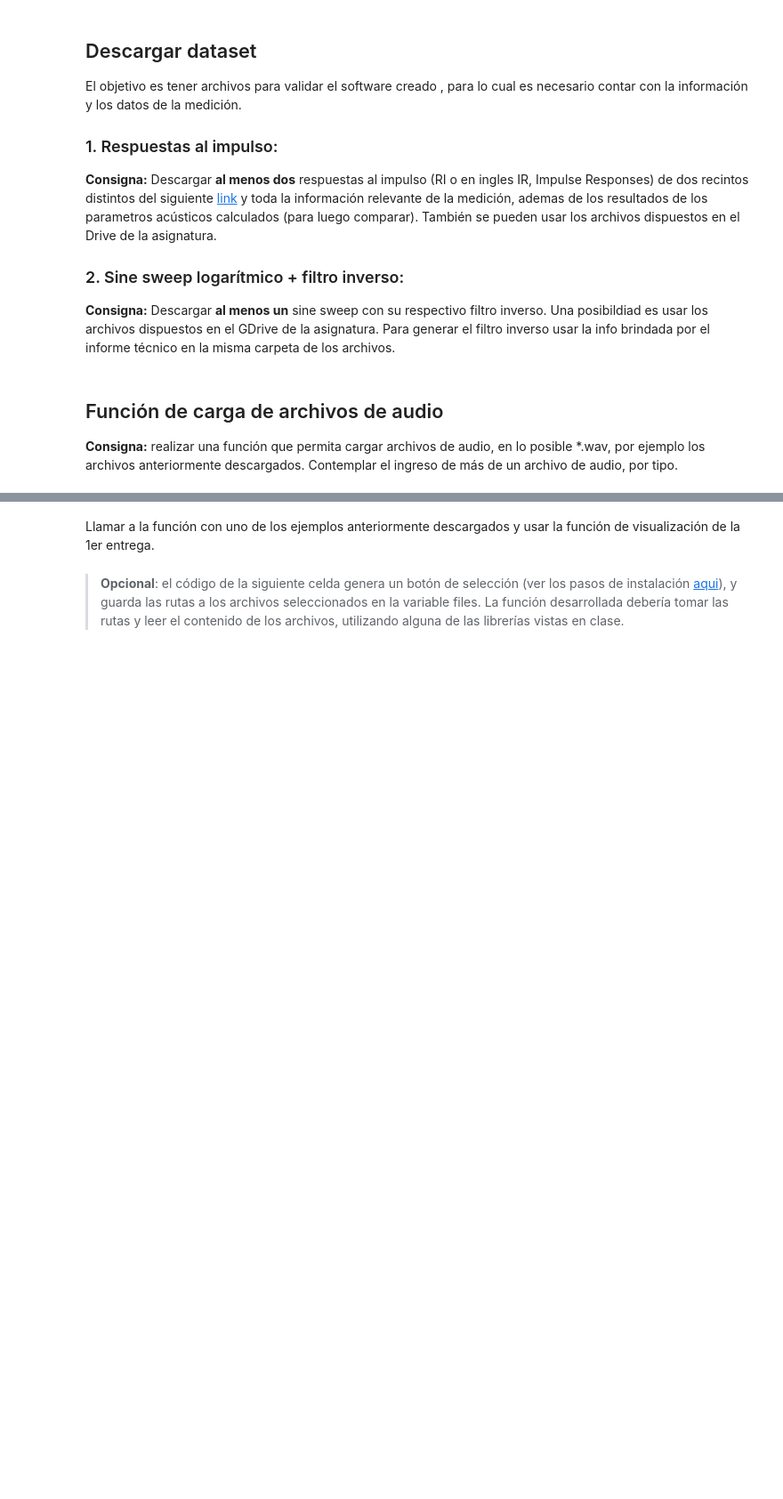
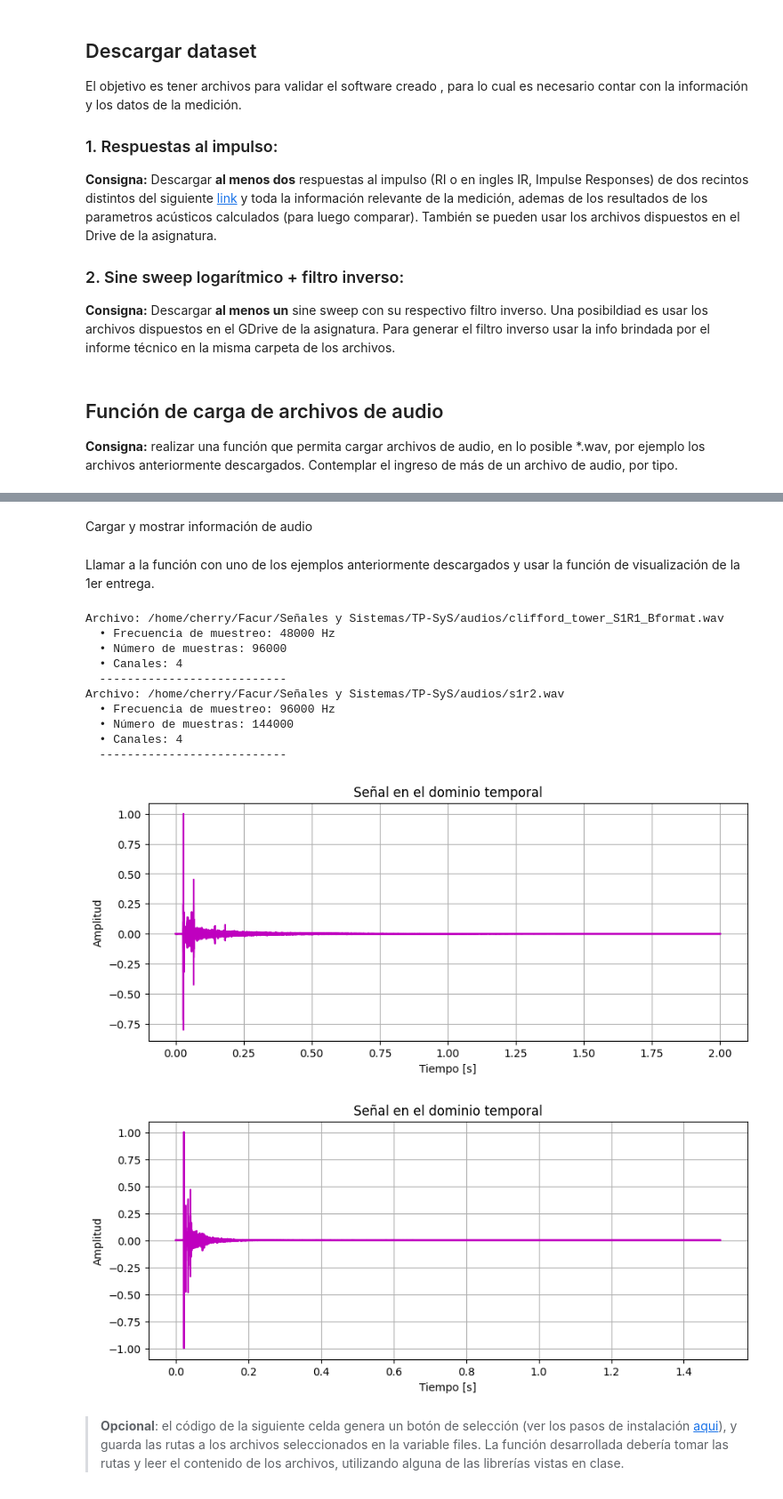
Before and after one commit to jeroscafati/TP-SyS, a Jupyter notebook: notebooks/segunda_entrega.ipynb, the cells around one changed output, grey strips where cells are left out. Shown at 89% size. Drawn from its saved outputs; the diff is of its cells as text; code cells hidden in the pictures; blank space fills up the shorter version.

Commit message:
audios IR

```diff
--- a/notebooks/segunda_entrega.ipynb
+++ b/notebooks/segunda_entrega.ipynb
@@ -46,2 +68,33 @@ El objetivo es tener archivos para validar el software creado , para lo cual es
+# %%
+files = []
+def select_files(b,files=files):
+    clear_output()
+    root = Tk()
+    root.withdraw() # Hide the main window.
+    root.call('wm', 'attributes', '.', '-topmost', True) # Raise the root to the top of all windows.
+    files.extend(filedialog.askopenfilenames()) # List of selected files will be set button's file attribute.
+    print(files) # Print the list of files selected.
+
+fileselect = Button(description="Seleccione el archivo")
+fileselect.on_click(select_files)
+
+display(fileselect)
+files
+# %% [markdown]
+Cargar y mostrar información de audio
+# %%
+def cargar_audio(rutas_audios):
+    audios = {}
+    for ruta in rutas_audios:
+        data, fs = sf.read(ruta)
+        audios[ruta] = (data, fs)
+    for ruta, (datos, fs) in audios.items():
+        print(f"Archivo: {ruta}")
+        print(f"  • Frecuencia de muestreo: {fs} Hz")
+        print(f"  • Número de muestras: {datos.shape[0]}")
+        if datos.ndim > 1:
+            print(f"  • Canales: {datos.shape[1]}")
+        print("  ---------------------------")
+    return audios
 # %% [markdown]
 Llamar a la función con uno de los ejemplos anteriormente descargados y usar la función de visualización de la 1er entrega.
@@ -50,3 +101,22 @@ Llamar a la función con uno de los ejemplos anteriormente descargados y usar la
+# %%
+audios = cargar_audio(files)
+
+for datos, fs in audios.values():
+    t = np.arange(datos.shape[0]) / fs
+    graficar_dominio_temporal(t,datos)
+# %% [output]
+Archivo: /home/cherry/Facur/Señales y Sistemas/TP-SyS/audios/clifford_tower_S1R1_Bformat.wav
+  • Frecuencia de muestreo: 48000 Hz
+  • Número de muestras: 96000
+  • Canales: 4
+  ---------------------------
+Archivo: /home/cherry/Facur/Señales y Sistemas/TP-SyS/audios/s1r2.wav
+  • Frecuencia de muestreo: 96000 Hz
+  • Número de muestras: 144000
+  • Canales: 4
+  ---------------------------
+[figure, added]
+[figure, added]
 # %% [markdown]
 > **Opcional**: el código de la siguiente celda genera un botón de selección (ver los pasos de instalación [aqui](https://ipywidgets.readthedocs.io/en/latest/user_install.html)), y guarda las rutas a los archivos seleccionados en la variable files. La función desarrollada debería tomar las rutas y leer el contenido de los archivos, utilizando alguna de las librerías vistas en clase.
 # %%
```
Also changed, not shown: parts of 22 cells of this notebook, 13 other files.
